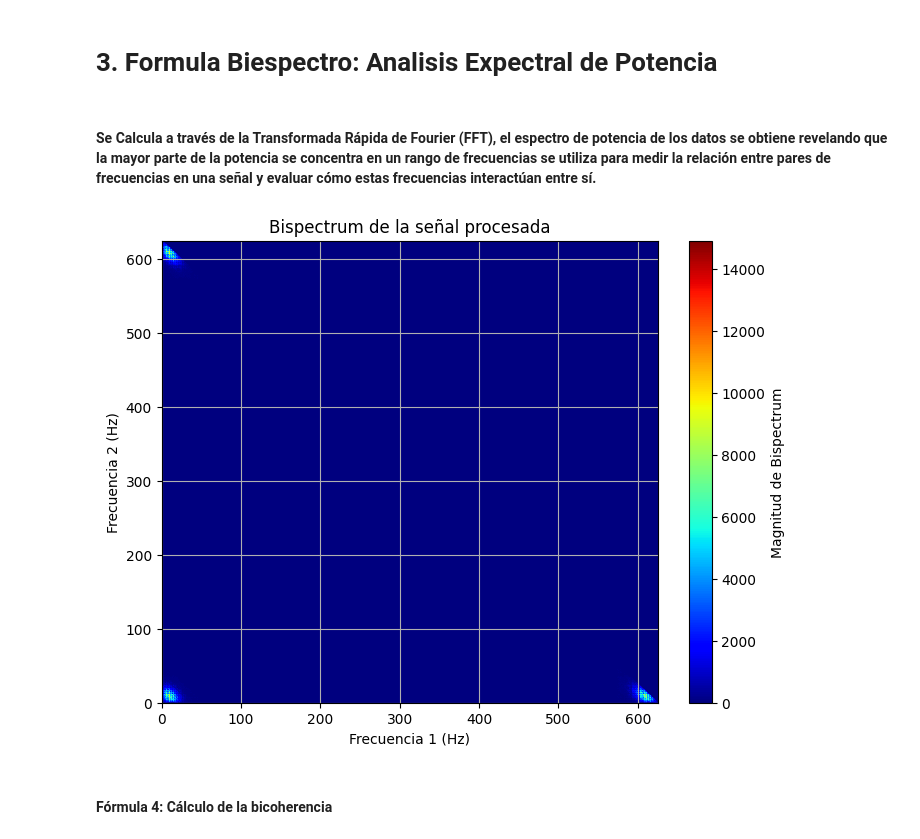
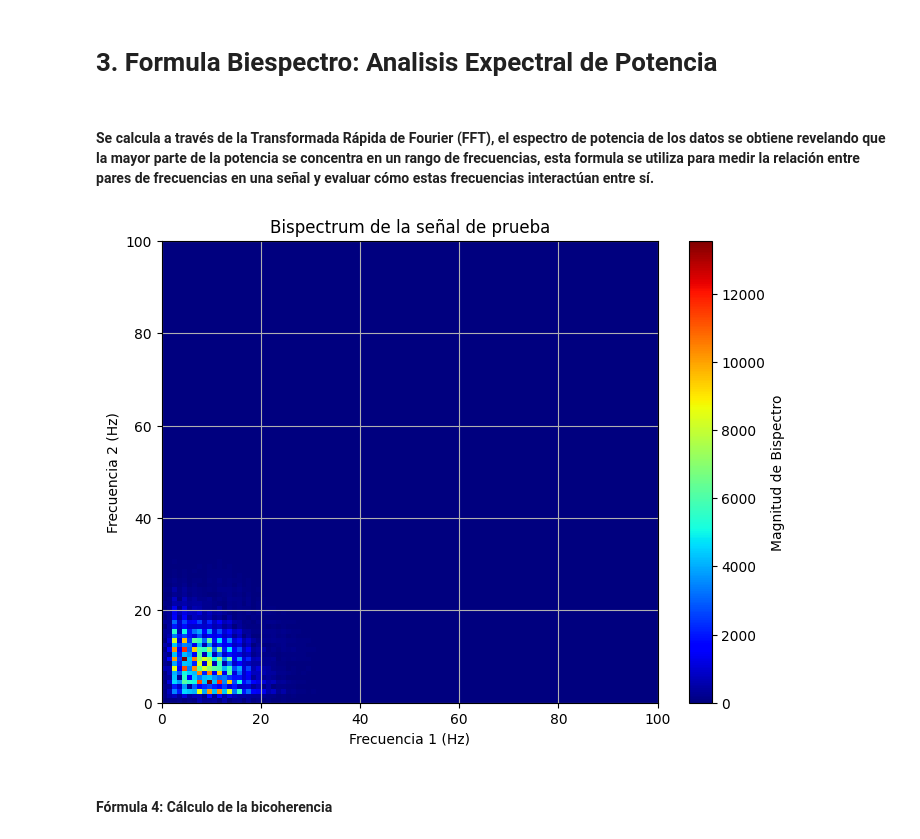
Before and after one commit to juandayo001/Biose-ales_20242, a Jupyter notebook: proyecto2biosenales.ipynb, the cells around one changed output. Saved outputs shown, nothing was run; the diff lists cells and outputs as text; code cells hidden in the pictures.

```diff
--- a/proyecto2biosenales.ipynb
+++ b/proyecto2biosenales.ipynb
@@ -178,37 +178,39 @@ plt.show()
 # %% [markdown]
 # 3. Formula Biespectro: Analisis Expectral de Potencia
 # %% [markdown]
-#### Se Calcula a través de la Transformada Rápida de Fourier (FFT), el espectro de potencia de los datos se obtiene revelando que la mayor parte de la potencia se concentra en un rango de frecuencias se utiliza para medir la relación entre pares de frecuencias en una señal y evaluar cómo estas frecuencias interactúan entre sí.
+#### Se calcula a través de la Transformada Rápida de Fourier (FFT), el espectro de potencia de los datos se obtiene revelando que la mayor parte de la potencia se concentra en un rango de frecuencias, esta formula se utiliza para medir la relación entre pares de frecuencias en una señal y evaluar cómo estas frecuencias interactúan entre sí.
 # %%
-def bispectrum(signal, n_segments=8):
+def bispectrum(signal, n_segments):
     N = len(signal) // n_segments  # Tamaño de cada segmento
-    bispec = np.zeros((N, N), dtype=complex)  # Matriz para almacenar el bispectrum
+    bispec = np.zeros((N, N), dtype=complex)  # Matriz para almacenar el bispectro
 
-    # Dividir la señal en segmentos y aplicar FFT
     for i in range(n_segments):
-        segment = signal[i*N:(i+1)*N]  # Tomar un segmento de la señal
-        X = fft(segment)  # Aplicar FFT al segmento
+        segment = signal[i * N:(i + 1) * N]
+        X = fft(segment)
 
-        # Calcular el bispectrum
         for f1 in range(N):
             for f2 in range(N):
                 if f1 + f2 < N:
                     bispec[f1, f2] += X[f1] * X[f2] * np.conj(X[f1 + f2])
 
     return bispec
+
+# Calcular el bispectro
+bispec = bispectrum(x_nuevo, n_segments=10)
+
+# Graficar el bispectro
+bispec_magnitude = np.abs(bispec)
+plt.figure(figsize=(8, 6))
+plt.imshow(bispec_magnitude, extent=[0, bispec.shape[0], 0, bispec.shape[1]], cmap='jet', aspect='auto', origin='lower')
+plt.colorbar(label='Magnitud de Bispectro')
+plt.title('Bispectrum de la señal de prueba')
+plt.xlabel('Frecuencia 1 (Hz)')
+plt.ylabel('Frecuencia 2 (Hz)')
+plt.xlim(0, 100)  # Ajustar límites de frecuencia
+plt.ylim(0, 100)
+plt.grid(True)
+plt.show()
+# %% [output]
+[figure, added]
-# %%
-bispec_magnitude = np.abs(bispec)
-
-# Graficar el bispectrum
-plt.figure(figsize=(8, 6))
-plt.imshow(bispec_magnitude, extent=[0, bispec.shape[0], 0, bispec.shape[1]], cmap='jet', aspect='auto', origin='lower')
-plt.colorbar(label='Magnitud de Bispectrum')
-plt.title('Bispectrum de la señal procesada')
-plt.xlabel('Frecuencia 1 (Hz)')
-plt.ylabel('Frecuencia 2 (Hz)')
-plt.grid(True)
-plt.show()
-# %% [output]
-[figure, removed]
 # %% [markdown]
 #### Fórmula 4: Cálculo de la bicoherencia
```
Also changed, not shown: parts of 12 cells of this notebook.
